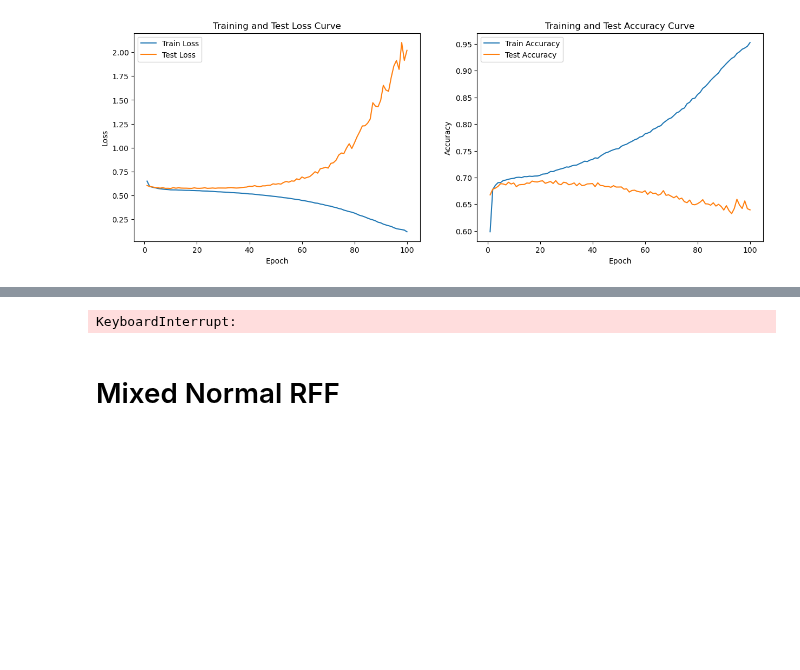
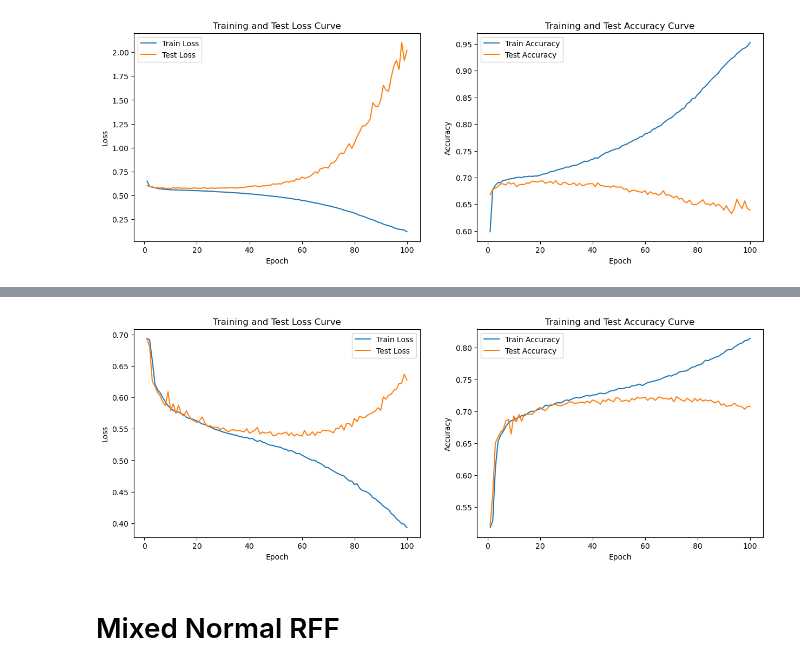
Before and after one commit to Colorado-Mesa-University-Cybersecurity/CAT-Transformer, a Jupyter notebook: rff_experiments/higgs.ipynb, the cells around one changed output, grey strips where cells are left out. Drawn from its saved outputs; the diff is of its cells as text; code cells hidden in the pictures; blank space fills up the shorter version.

```diff
--- a/rff_experiments/higgs.ipynb
+++ b/rff_experiments/higgs.ipynb
@@ -709,11 +709,11 @@ class LossFunction(nn.Module):
         return task_loss
 
 model = CATTransformer(rff_on=True,
-                       sigma=2,
+                       sigma=.01,
                        embed_size=160,
                        heads=5,
                        forward_expansion=8,
-                       pre_norm_on=True,
+                       pre_norm_on=False,
                        mlp_scale_classification=8,
                        decoder_dropout=0,
                        classification_dropout=0.1,
@@ -795,4 +809,4 @@ Epoch [ 3/100]       | Train: Loss 0.58248, Accuracy 0.68370
-KeyboardInterrupt:
+[figure, added]
 # %% [markdown]
 # Mixed Normal RFF
 # %%
```
Also changed, not shown: parts of 5 cells of this notebook.
